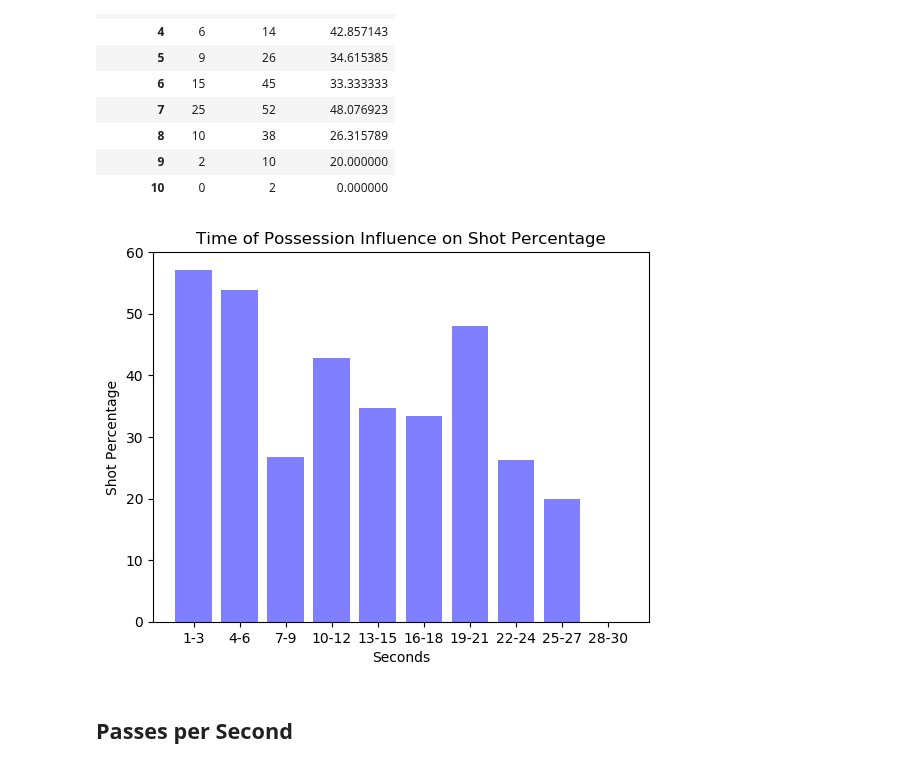
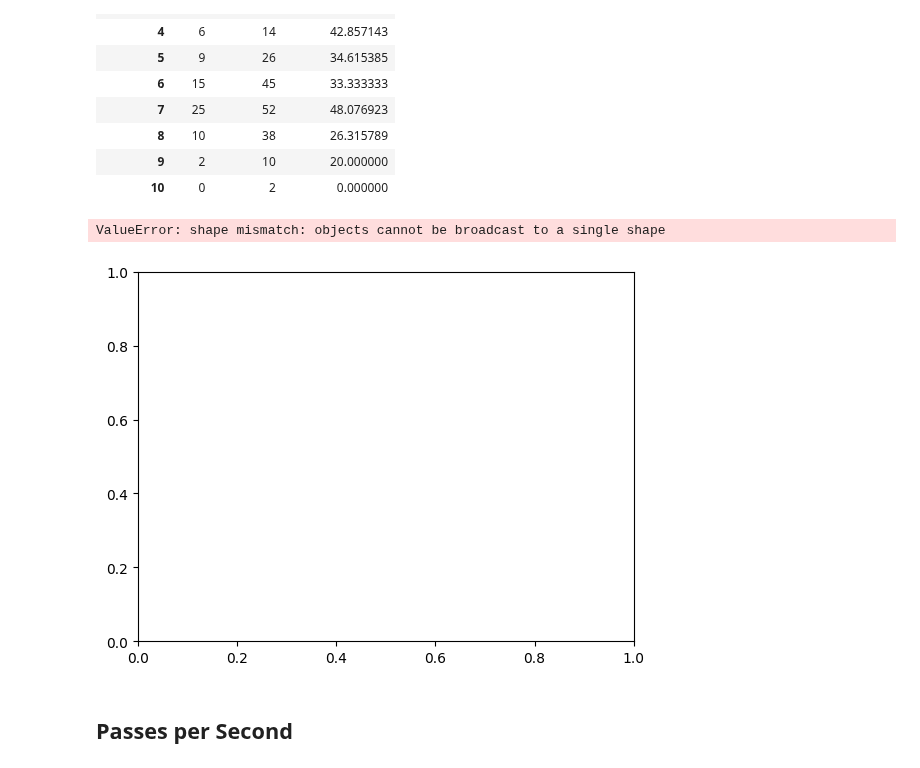
Before and after one commit to kevinshen1101/Water-Polo-Analytics, a Jupyter notebook: final_report/final_analysis.ipynb, the cells around one changed output. Saved outputs shown, nothing was run; the diff lists cells and outputs as text; code cells hidden in the pictures.

```diff
--- a/final_report/final_analysis.ipynb
+++ b/final_report/final_analysis.ipynb
@@ -4,6 +4,6 @@ import numpy as np
 # %%
 pd.set_option('display.max_columns', 500)
 df = pd.read_excel("all_games.xlsx")
-df['Shot Position'] = df['Shot Position'].str.strip()
-df['Shot Location'] = df['Shot Location'].str.strip()
+df = df['Shot Position'].str.strip()
+df = df['Shot Location'].str.strip()
 df.reset_index(inplace=True)
@@ -430,17 +430,17 @@ time_of_possession_percentage_bucket(df)
 # %%
 import matplotlib.pyplot as plt; plt.rcdefaults()
 import matplotlib.pyplot as plt
 ranges = ('1-3', '4-6', '7-9', '10-12', '13-15', '16-18', '19-21', '22-24', '25-27', '28-30')
 pos = np.arange(len(ranges))
-plt.bar(pos, time_of_possession_percentage_bucket(df)['Goal Percentage'], align='center', alpha=0.5, color = 'b')
+plt.bar(pos, passes_percentage(df)['Goal_Percentage'], align='center', alpha=0.5, color = 'b')
 plt.xticks(pos, ranges)
 plt.ylabel('Shot Percentage')
-plt.xlabel('Seconds')
-plt.title('Time of Possession Influence on Shot Percentage')
+plt.title('Number of Passes Influence on Shot Percentage')
 
 plt.show()
 # %% [output]
+ValueError: shape mismatch: objects cannot be broadcast to a single shape
-[figure, old version]
+[figure, new version]
 # %% [markdown]
 ## Passes per Second
 # %%
```
Also changed, not shown: parts of 35 cells of this notebook, 1 other file.
